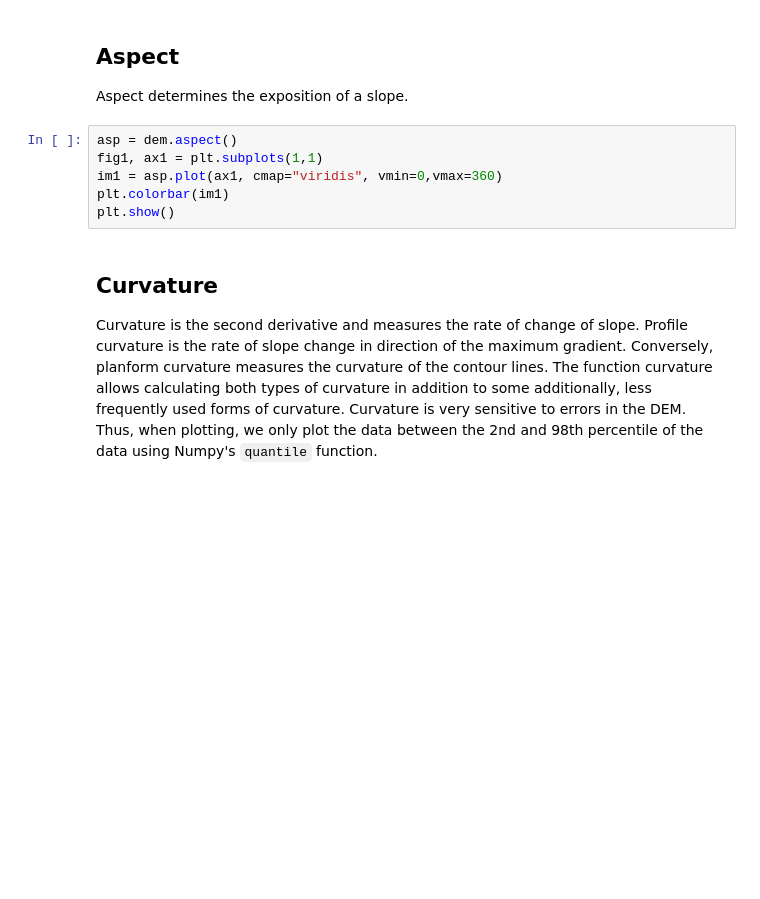
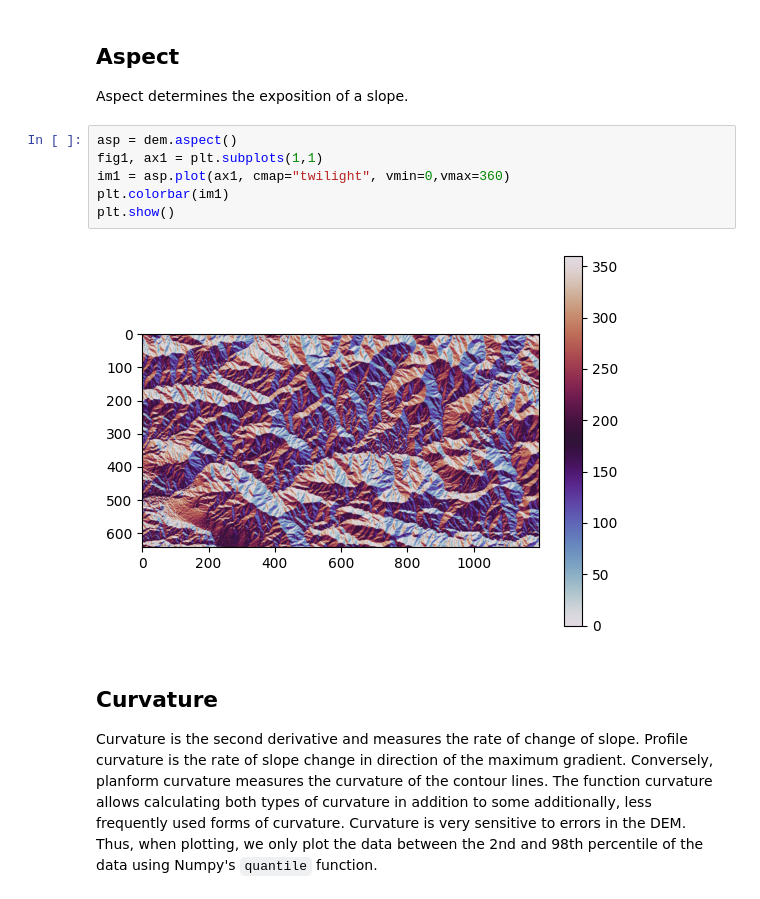
Before and after one commit to TopoToolbox/pytopotoolbox, a Jupyter notebook: docs/tutorial/grid.ipynb, the cells around one changed output. Drawn from its saved outputs; the diff is of its cells as text; blank space fills up the shorter version.

```diff
--- a/docs/tutorial/grid.ipynb
+++ b/docs/tutorial/grid.ipynb
@@ -25,9 +27,11 @@ Aspect determines the exposition of a slope.
 # %%
 asp = dem.aspect()
 fig1, ax1 = plt.subplots(1,1)
-im1 = asp.plot(ax1, cmap="viridis", vmin=0,vmax=360)
+im1 = asp.plot(ax1, cmap="twilight", vmin=0,vmax=360)
 plt.colorbar(im1)
 plt.show()
+# %% [output]
+[figure, added]
 # %% [markdown]
 ## Curvature
 
```
Also changed, not shown: parts of 2 cells of this notebook, 1 other file.
